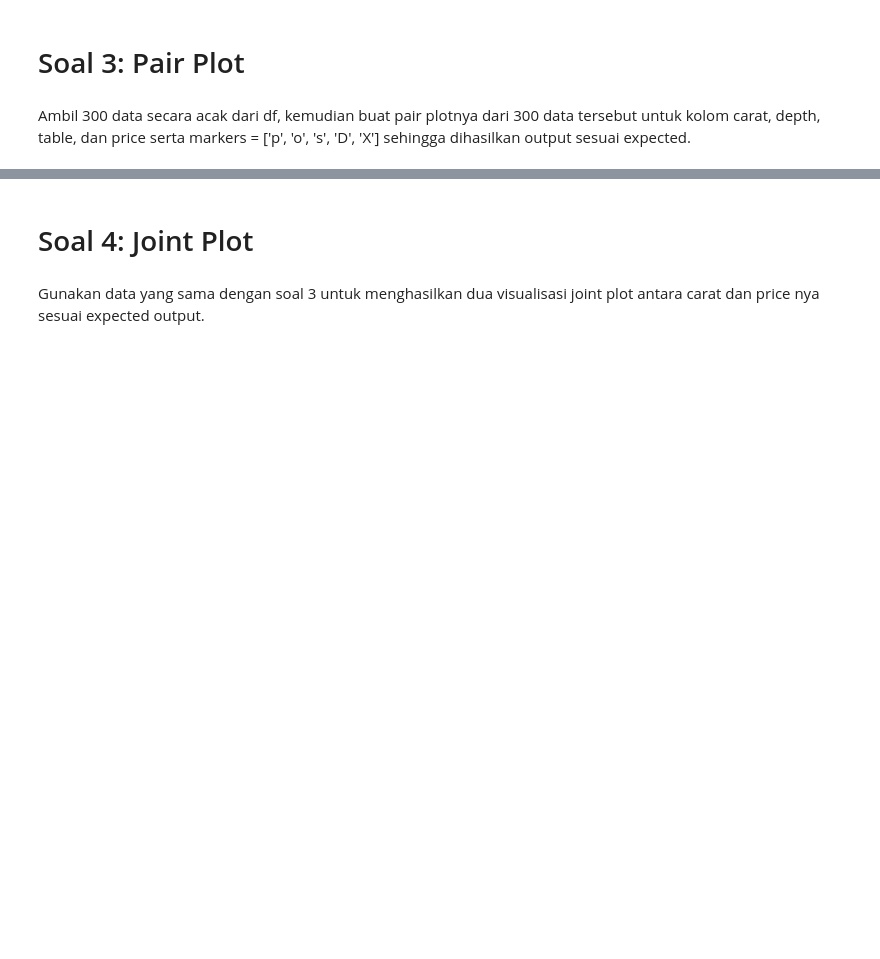
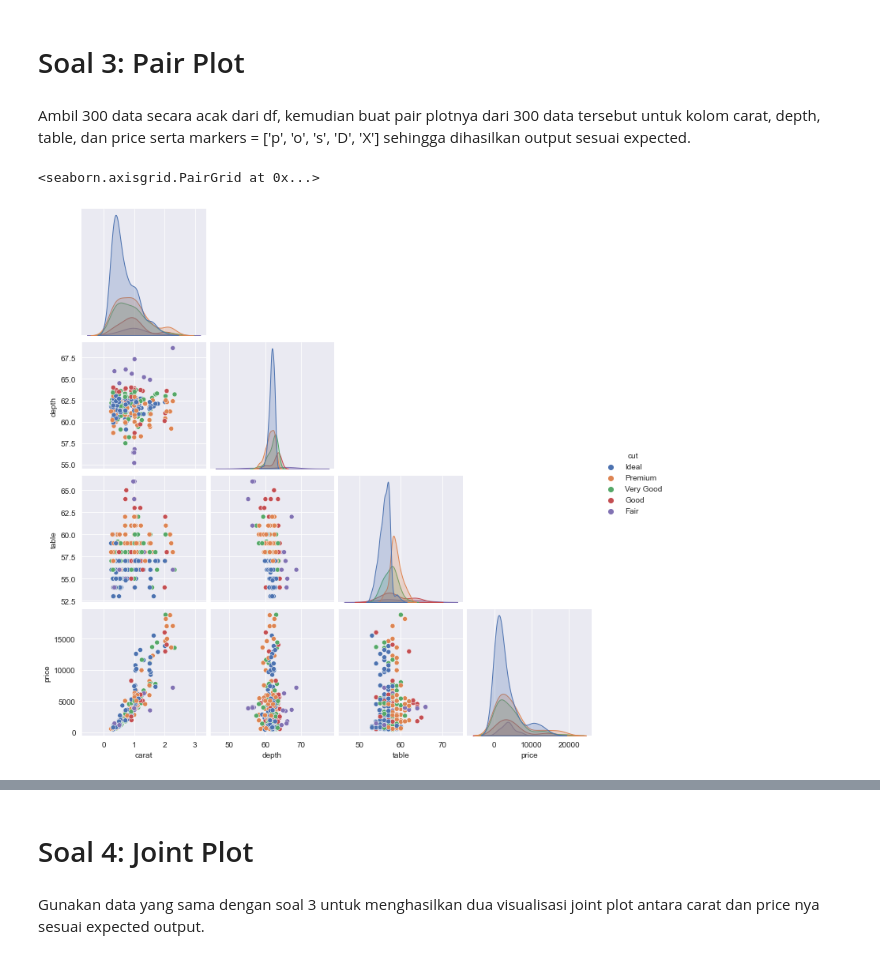
Before and after one commit to benidictusgalihmp/DS-SanberCode, a Jupyter notebook: W03/W03_T05.ipynb, the cells around one changed output, grey strips where cells are left out. Saved outputs shown, nothing was run; the diff lists cells and outputs as text; code cells hidden in the pictures; blank space fills up the shorter version.

```diff
--- a/W03/W03_T05.ipynb
+++ b/W03/W03_T05.ipynb
@@ -60,7 +60,11 @@ Ambil 300 data secara acak dari df, kemudian buat pair plotnya dari 300 data ter
 # %%
 df = df.sample(n=300, random_state=123)
 
 #code here
+sns.pairplot(df, hue='cut', x_vars=['carat', 'depth', 'table', 'price'], y_vars=['carat', 'depth', 'table', 'price'], corner=True)
+# %% [output]
+<seaborn.axisgrid.PairGrid at 0x...>
+[figure, added]
 # %% [markdown]
 Expected Output:
 
```
